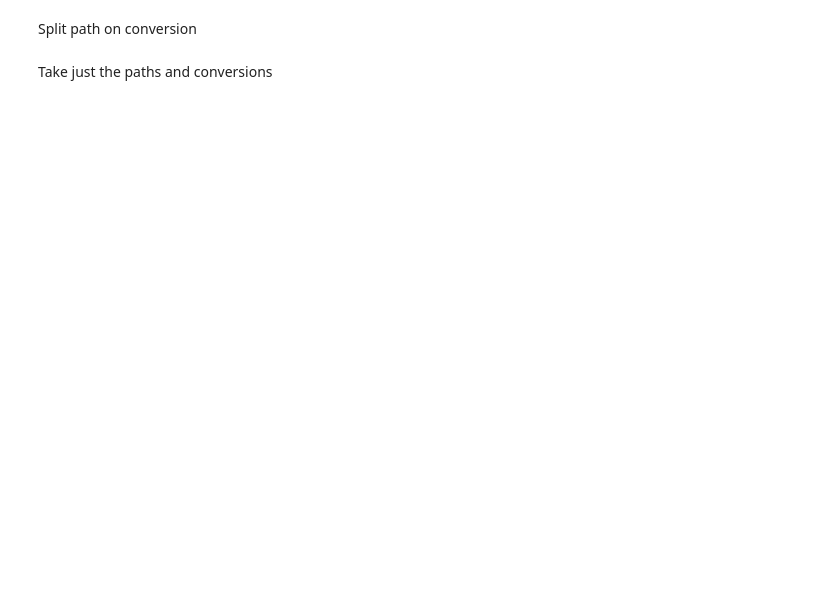
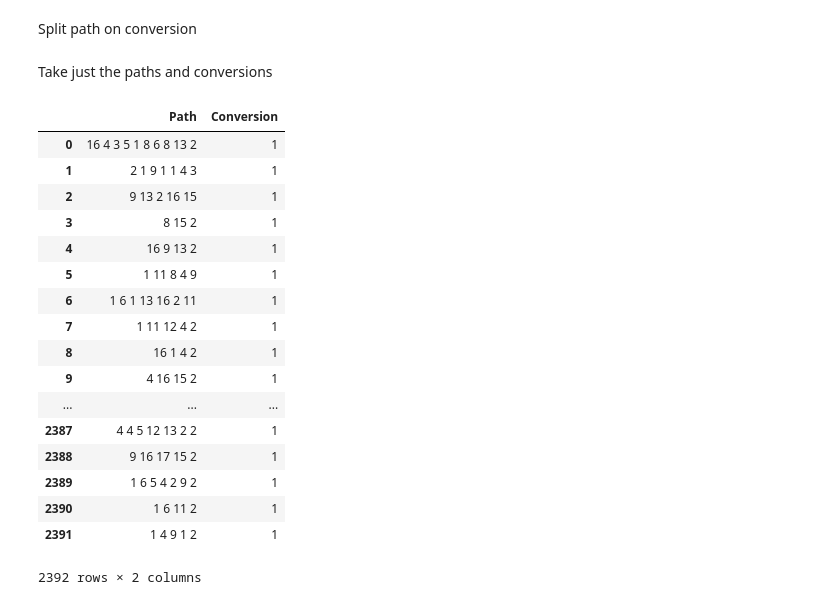
Before and after one commit to mkirby42/Marketing-Channel-Attribution, a Jupyter notebook: Data Cleaning.ipynb, the cells around one changed output. Saved outputs shown, nothing was run; the diff lists cells and outputs as text; code cells hidden in the pictures; blank space fills up the shorter version.

```diff
--- a/Data Cleaning.ipynb
+++ b/Data Cleaning.ipynb
@@ -51,0 +63,21 @@ Take just the paths and conversions
+# %%
+df
+# %% [output]
+|  | Path | Conversion |
+| 0 | 16 4 3 5 1 8 6 8 13 2 | 1 |
+| 1 | 2 1 9 1 1 4 3 | 1 |
+| 2 | 9 13 2 16 15 | 1 |
+| 3 | 8 15 2 | 1 |
+| 4 | 16 9 13 2 | 1 |
+| 5 | 1 11 8 4 9 | 1 |
+| 6 | 1 6 1 13 16 2 11 | 1 |
+| 7 | 1 11 12 4 2 | 1 |
+| 8 | 16 1 4 2 | 1 |
+| 9 | 4 16 15 2 | 1 |
+| ... | ... | ... |
+| 2387 | 4 4 5 12 13 2 2 | 1 |
+| 2388 | 9 16 17 15 2 | 1 |
+| 2389 | 1 6 5 4 2 9 2 | 1 |
+| 2390 | 1 6 11 2 | 1 |
+| 2391 | 1 4 9 1 2 | 1 |
+2392 rows × 2 columns
```
Also changed, not shown: parts of 21 cells of this notebook, 5 other files.
